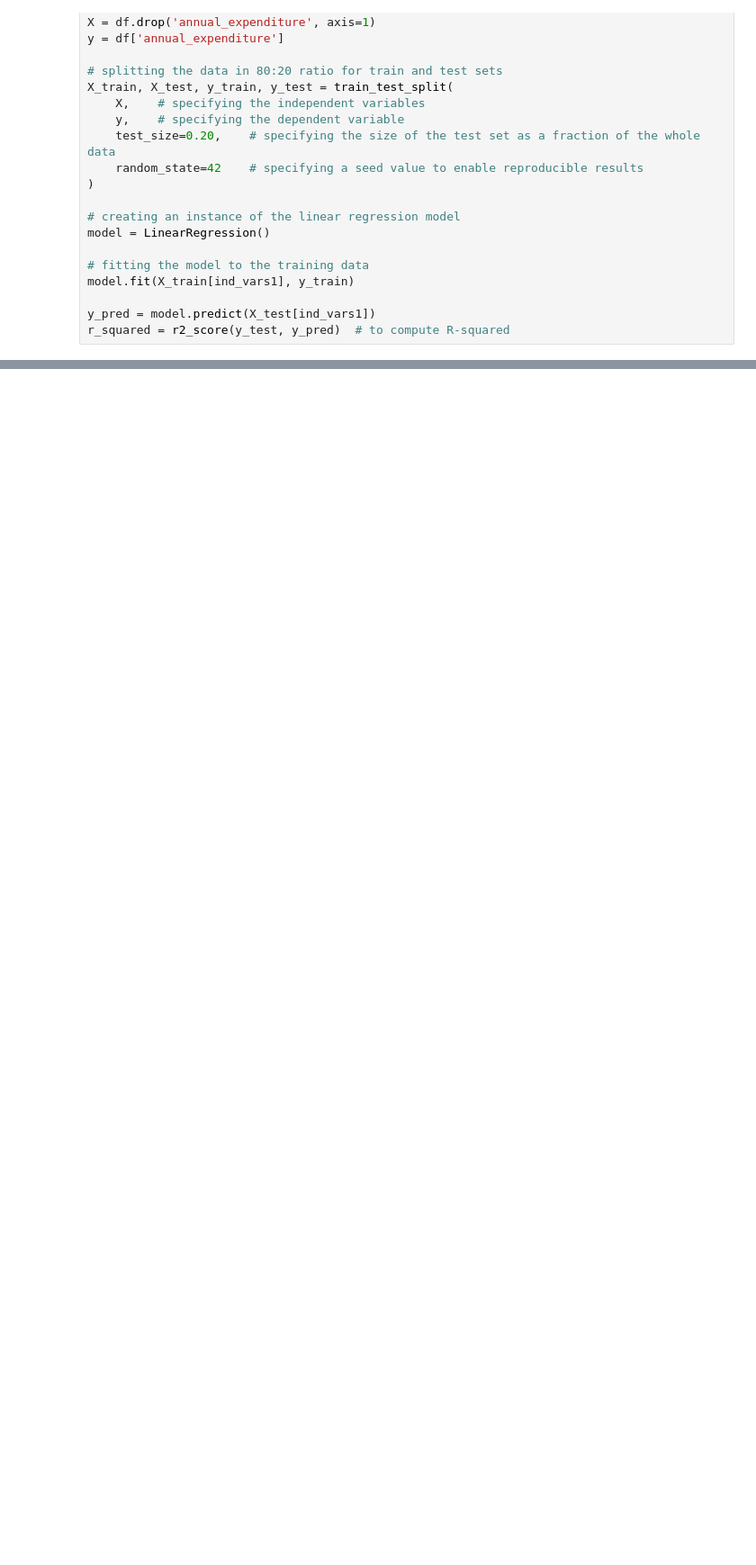
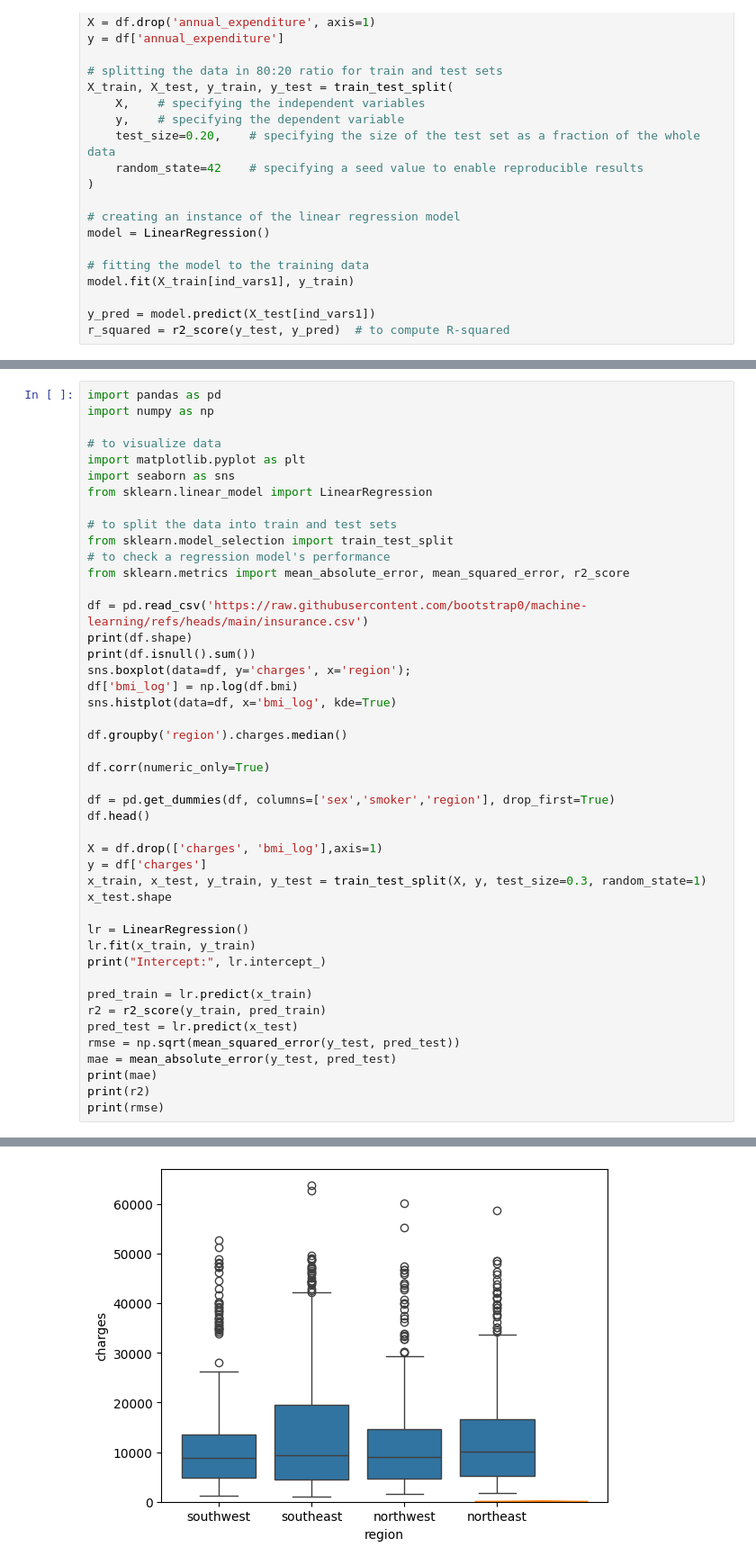
Before and after one commit to bootstrap0/machine-learning, a Jupyter notebook: Linear_Regression.ipynb, the cells around one changed output, grey strips where cells are left out. Shown at 90% size. Drawn from its saved outputs; the diff is of its cells as text; blank space fills up the shorter version.

```diff
--- a/Linear_Regression.ipynb
+++ b/Linear_Regression.ipynb
@@ -33,0 +109,46 @@ r_squared = r2_score(y_test, y_pred)  # to compute R-squared
+# %%
+import pandas as pd
+import numpy as np
+
+# to visualize data
+import matplotlib.pyplot as plt
+import seaborn as sns
+from sklearn.linear_model import LinearRegression
+
+# to split the data into train and test sets
+from sklearn.model_selection import train_test_split
+# to check a regression model's performance
+from sklearn.metrics import mean_absolute_error, mean_squared_error, r2_score
+
+df = pd.read_csv('https://raw.githubusercontent.com/bootstrap0/machine-learning/refs/heads/main/insurance.csv')
+print(df.shape)
+print(df.isnull().sum())
+sns.boxplot(data=df, y='charges', x='region');
+df['bmi_log'] = np.log(df.bmi)
+sns.histplot(data=df, x='bmi_log', kde=True)
+
+df.groupby('region').charges.median()
+
+df.corr(numeric_only=True)
+
+df = pd.get_dummies(df, columns=['sex','smoker','region'], drop_first=True)
+df.head()
+
+X = df.drop(['charges', 'bmi_log'],axis=1)
+y = df['charges']
+x_train, x_test, y_train, y_test = train_test_split(X, y, test_size=0.3, random_state=1)
+x_test.shape
+
+lr = LinearRegression()
+lr.fit(x_train, y_train)
+print("Intercept:", lr.intercept_)
+
+pred_train = lr.predict(x_train)
+r2 = r2_score(y_train, pred_train)
+pred_test = lr.predict(x_test)
+rmse = np.sqrt(mean_squared_error(y_test, pred_test))
+mae = mean_absolute_error(y_test, pred_test)
+print(mae)
+print(r2)
+print(rmse)
+# %% [output]
@@ -33,0 +168 @@ r_squared = r2_score(y_test, y_pred)  # to compute R-squared
+[figure, added]
```
Also changed, not shown: parts of 11 cells of this notebook.
